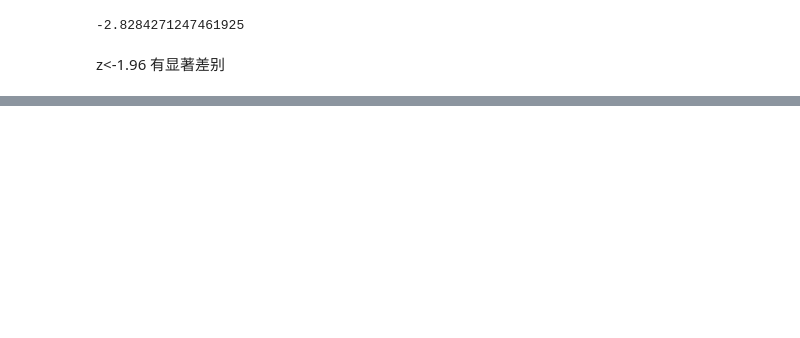
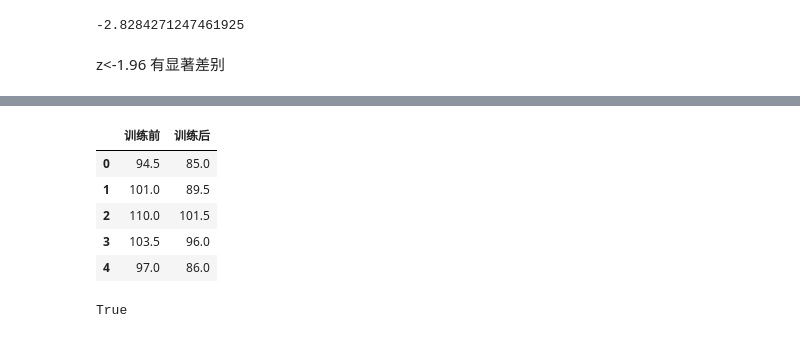
Before and after one commit to xiasummer1019/statis_learning, a Jupyter notebook: hypothesis_testing/hypothesis_testing.ipynb, the cells around one changed output, grey strips where cells are left out. Drawn from its saved outputs; the diff is of its cells as text; code cells hidden in the pictures; blank space fills up the shorter version.

```diff
--- a/hypothesis_testing/hypothesis_testing.ipynb
+++ b/hypothesis_testing/hypothesis_testing.ipynb
@@ -53,0 +298,22 @@ z<-1.96 有显著差别
+# %%
+data = pd.read_excel("./data/例8.15.xlsx",header=0)
+data.head()
+# %% [output]
+|  | 训练前 | 训练后 |
+| 0 | 94.5 | 85.0 |
+| 1 | 101.0 | 89.5 |
+| 2 | 110.0 | 101.5 |
+| 3 | 103.5 | 96.0 |
+| 4 | 97.0 | 86.0 |
+# %%
+# 假设 平均差mu1 -mu2<=8.5
+x = data.iloc[:,0] - data.iloc[:,1]
+xmean = x.mean()
+s =  x.std()
+sigma = s/len(data)**.5
+t = stats.t.isf(0.05,len(data)-1)
+maxdata = 8.5+t*sigma
+print(xmean>maxdata)
+#拒绝域内，假设可信
+# %% [output]
+True
```
Also changed, not shown: parts of 64 cells of this notebook, 2 other files.
